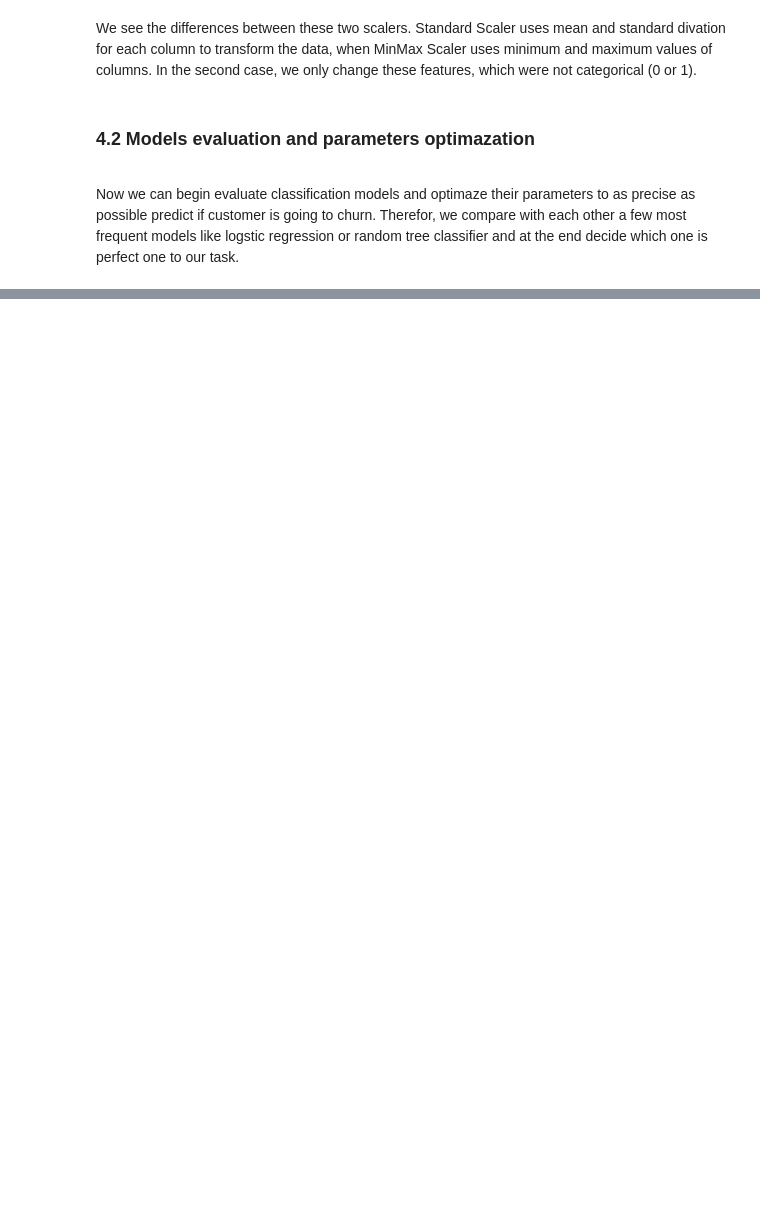
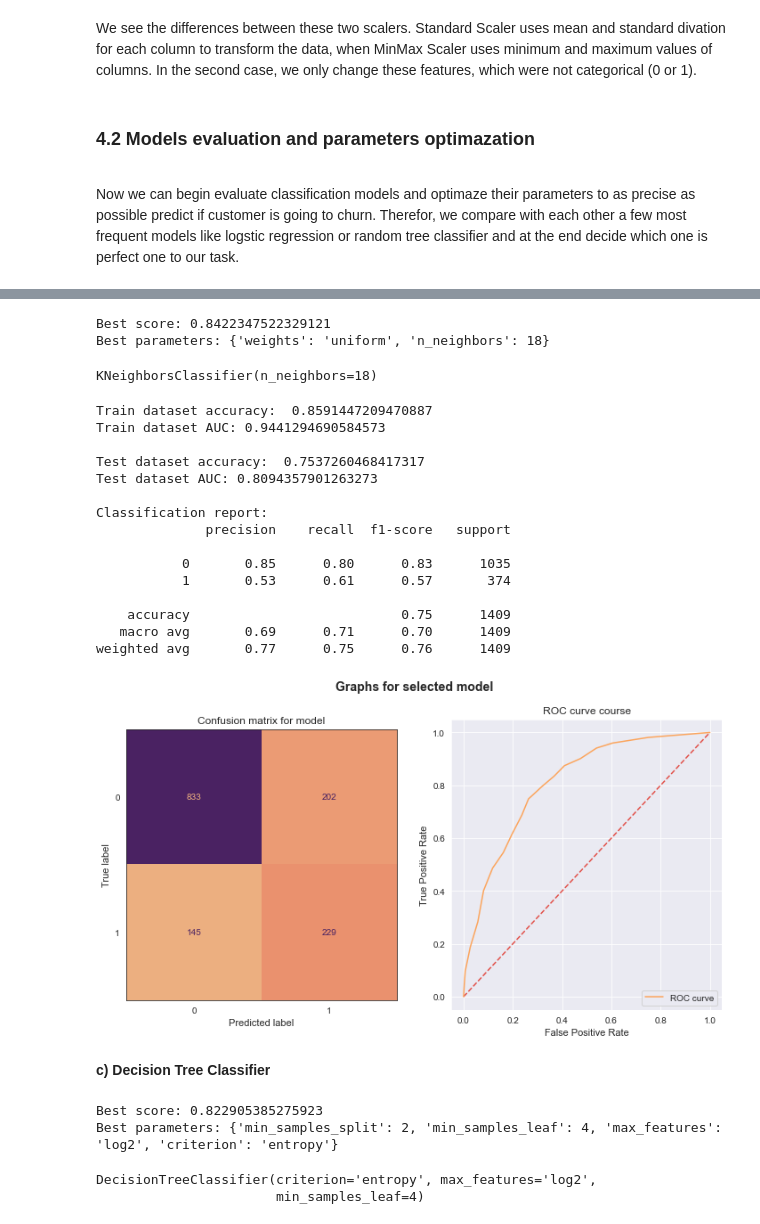
Before and after one commit to jacobolyst/Data_analysis-Data_science_portfolio, a Jupyter notebook: Telco Customer Churn Classification/Telco_Data_Mining.ipynb, the cells around one changed output, grey strips where cells are left out. Cells and saved outputs as stored; diff of their text form; code cells hidden in the pictures; blank space fills up the shorter version.

```diff
--- a/Telco Customer Churn Classification/Telco_Data_Mining.ipynb
+++ b/Telco Customer Churn Classification/Telco_Data_Mining.ipynb
@@ -1332,0 +1306,78 @@ In this anlysis we intentionally miss the first row, because we focused on them
+# %%
+# Defined and create simple k-nearest neighbours model
+kn_neighbours = KNeighborsClassifier()
+
+# Grid (dictionary) for the hyperparameters of the model like nearest neighbours or weights
+params_knn = {'n_neighbors': list(range(1,20)), 'weights' : ['uniform', 'distance']}
+
+# Using Random Search algorithm for finding best parameters
+random_search_knn = RandomizedSearchCV(kn_neighbours, param_distributions = params_knn, cv = CV, n_jobs = -1,
+                                       n_iter = 30, random_state = 42, return_train_score = True)
+
+# Fitting the model to trained data
+random_search_knn.fit(X_train_minmax, y_train)
+
+print('Best score:', random_search_knn.best_score_)
+print('Best parameters:', random_search_knn.best_params_)
+# %% [output]
+Best score: 0.8422347522329121
+Best parameters: {'weights': 'uniform', 'n_neighbors': 18}
+# %%
+# Fitting model ones more, but with the best parameters
+knn_optimal_model= KNeighborsClassifier(weights = 'uniform', n_neighbors = 18)
+knn_optimal_model.fit(X_train_minmax, y_train)
+# %% [output]
+KNeighborsClassifier(n_neighbors=18)
+# %%
+# Getting classification report and plots
+knn_results = model_results_plots(knn_optimal_model, X_train_minmax, X_test_minmax, y_train)
+
+knn_model, knn_precision, knn_recall = knn_results[0], knn_results[1], knn_results[2]
+knn_f1_score, knn_test_accuracy, knn_roc_score = knn_results[3], knn_results[4], knn_results[5]
+# %% [output]
+Train dataset accuracy:  0.8591447209470887
+Train dataset AUC: 0.9441294690584573
+
+Test dataset accuracy:  0.7537260468417317
+Test dataset AUC: 0.8094357901263273
+
+Classification report:
+              precision    recall  f1-score   support
+
+           0       0.85      0.80      0.83      1035
+           1       0.53      0.61      0.57       374
+
+    accuracy                           0.75      1409
+   macro avg       0.69      0.71      0.70      1409
+weighted avg       0.77      0.75      0.76      1409
+[figure, added]
+# %% [markdown]
+<b>c) Decision Tree Classifier</b>
+# %%
+# Defined and create simple decision tree classiefier model
+decision_tree = DecisionTreeClassifier(random_state = 42)
+
+# Grid (dictionary) for the hyperparameters of the model like min samples of leaf
+params_decision_tree = {'min_samples_leaf' : list(range(1, 10)), 'min_samples_split' : list(range(1, 10)),
+                        'max_features' : ['auto', 'sqrt', 'log2'], 'criterion' : ['gini', 'entropy', 'log_loss']}
+
+# Using Random Search algorithm for finding best parameters
+random_search_decision_tree = RandomizedSearchCV(decision_tree, param_distributions = params_decision_tree, cv = CV,
+                                                 n_jobs = -1, n_iter = 30, random_state = 42, return_train_score = True)
+
+# Fitting the model to trained data
+random_search_decision_tree.fit(X_train_minmax, y_train)
+
+print('Best score:', random_search_decision_tree.best_score_)
+print('Best parameters:', random_search_decision_tree.best_params_)
+# %% [output]
+Best score: 0.822905385275923
+Best parameters: {'min_samples_split': 2, 'min_samples_leaf': 4, 'max_features': 'log2', 'criterion': 'entropy'}
+# %%
+# Fitting model ones more, but with the best parameters
+decision_tree_optimal_model= DecisionTreeClassifier(min_samples_split = 2, min_samples_leaf = 4,
+                                          max_features = 'log2', criterion = 'entropy')
+decision_tree_optimal_model.fit(X_train_minmax, y_train)
+# %% [output]
+DecisionTreeClassifier(criterion='entropy', max_features='log2',
+                       min_samples_leaf=4)
```
Also changed, not shown: parts of 56 cells of this notebook.
